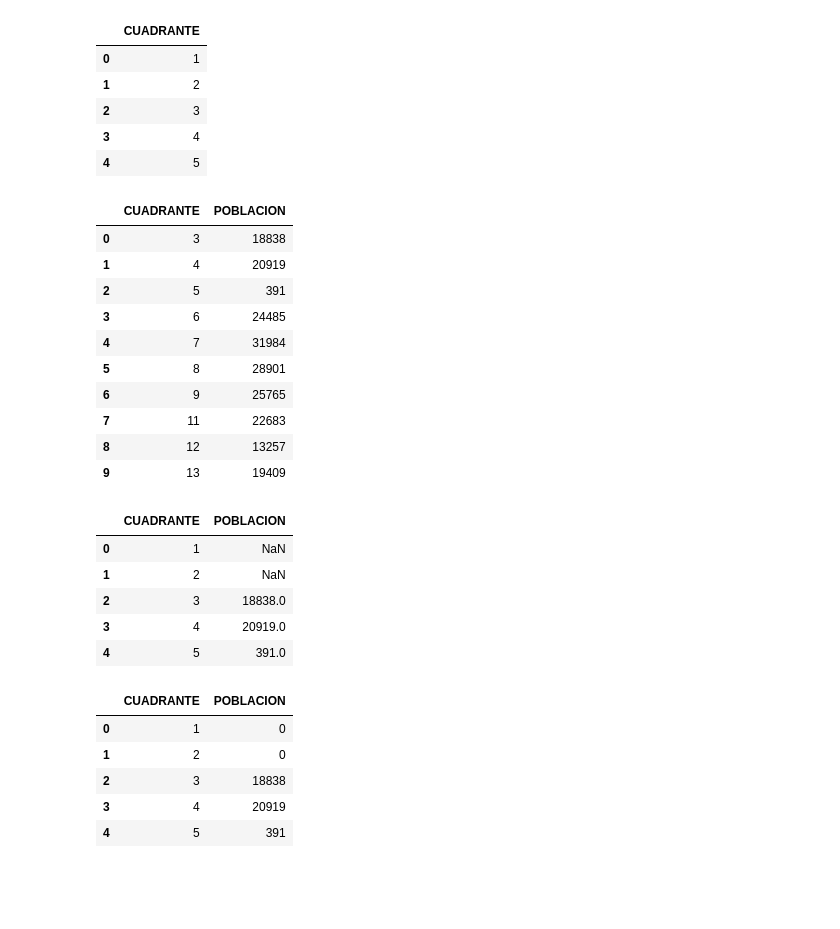
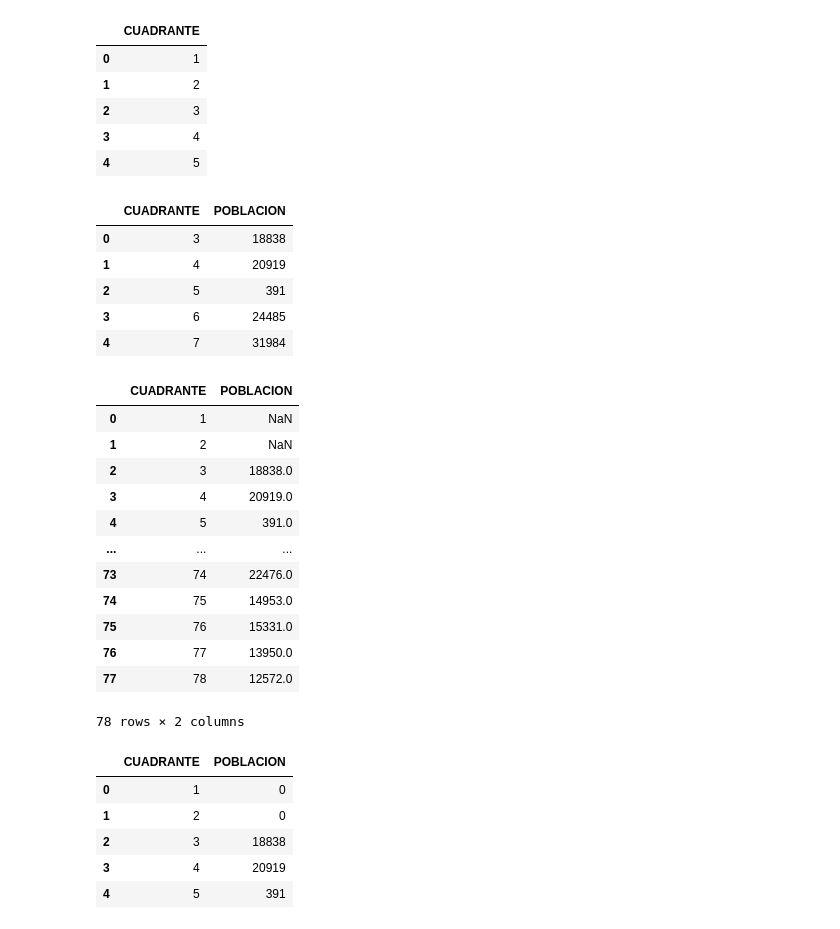
Before and after one commit to gabigabzela/A01567178-EDA, a Jupyter notebook: prueba.ipynb, the cells around one changed output. Drawn from its saved outputs; the diff is of its cells as text; code cells hidden in the pictures; blank space fills up the shorter version.

```diff
--- a/prueba.ipynb
+++ b/prueba.ipynb
@@ -358,7 +363,7 @@ cuadrantes_df_CaHa.head()
 | 3 | 4 |
 | 4 | 5 |
 # %%
-poblacion_cuadrantes.head(10)
+poblacion_cuadrantes.head()
 # %% [output]
 |  | CUADRANTE | POBLACION |
 | 0 | 3 | 18838 |
@@ -366,22 +371,24 @@ poblacion_cuadrantes.head(10)
 | 2 | 5 | 391 |
 | 3 | 6 | 24485 |
 | 4 | 7 | 31984 |
-| 5 | 8 | 28901 |
-| 6 | 9 | 25765 |
-| 7 | 11 | 22683 |
-| 8 | 12 | 13257 |
-| 9 | 13 | 19409 |
 # %%
 # unir cuadrantes_df_CaHa con poblacion_cuadrantes por la columna CUADRANTE
 cuadrantes_df_CaHa = pd.merge(cuadrantes_df_CaHa, poblacion_cuadrantes, on='CUADRANTE', how='left')
-cuadrantes_df_CaHa.head()
+cuadrantes_df_CaHa
 # %% [output]
 |  | CUADRANTE | POBLACION |
 | 0 | 1 | NaN |
 | 1 | 2 | NaN |
 | 2 | 3 | 18838.0 |
 | 3 | 4 | 20919.0 |
 | 4 | 5 | 391.0 |
+| ... | ... | ... |
+| 73 | 74 | 22476.0 |
+| 74 | 75 | 14953.0 |
+| 75 | 76 | 15331.0 |
+| 76 | 77 | 13950.0 |
+| 77 | 78 | 12572.0 |
+78 rows × 2 columns
 # %%
 # en la columna POBLACION, llenar los valores nulos con 0, y quitar los decimales convirtiendo a entero
 cuadrantes_df_CaHa['POBLACION'] = cuadrantes_df_CaHa['POBLACION'].fillna(0).astype(int)
```
Also changed, not shown: parts of 19 cells of this notebook, 6 other files.
